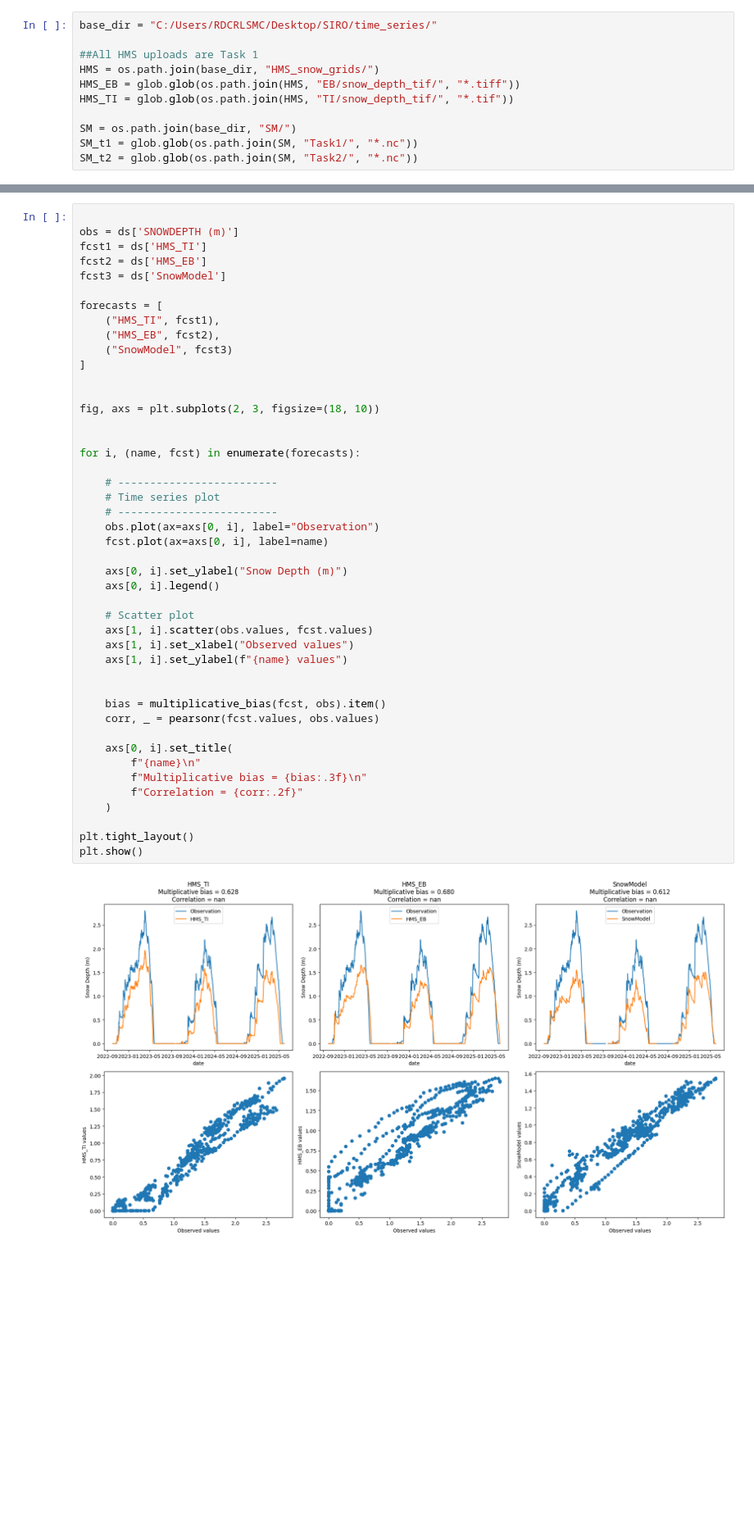
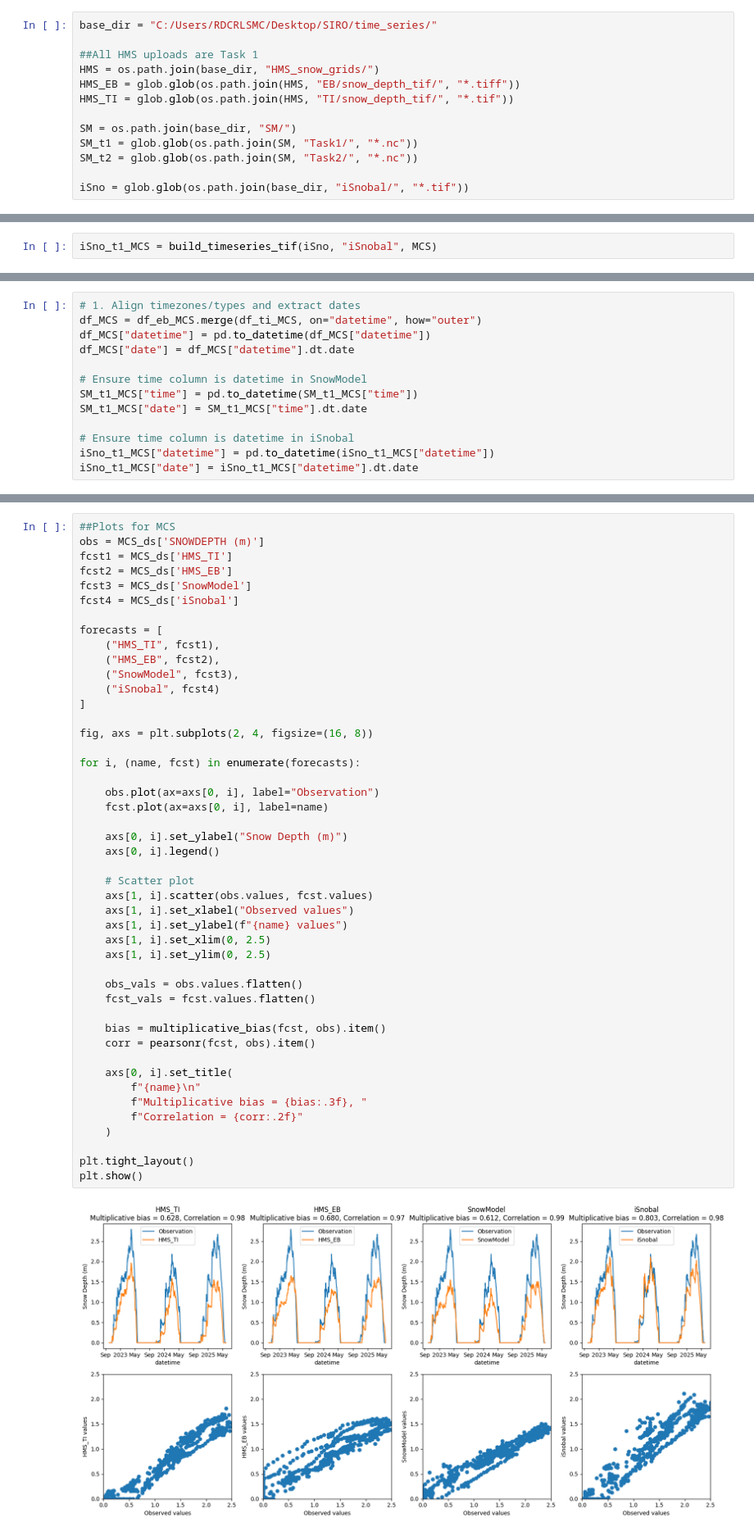
Before and after one commit to naniciafone/SIRO, a Jupyter notebook: notebooks/time_series_analysis.ipynb, the cells around one changed output, grey strips where cells are left out. Shown at 82% size. Drawn from its saved outputs; the diff is of its cells as text; blank space fills up the shorter version.

Commit message:
time series updates

```diff
--- a/notebooks/time_series_analysis.ipynb
+++ b/notebooks/time_series_analysis.ipynb
@@ -29,3 +26,5 @@ HMS_TI = glob.glob(os.path.join(HMS, "TI/snow_depth_tif/", "*.tif"))
 SM = os.path.join(base_dir, "SM/")
 SM_t1 = glob.glob(os.path.join(SM, "Task1/", "*.nc"))
 SM_t2 = glob.glob(os.path.join(SM, "Task2/", "*.nc"))
+
+iSno = glob.glob(os.path.join(base_dir, "iSnobal/", "*.tif"))
@@ -120,0 +135,2 @@ SM_t1_MCS["date"] = SM_t1_MCS["time"].dt.date
+# %%
+iSno_t1_MCS = build_timeseries_tif(iSno, "iSnobal", MCS)
@@ -120,0 +158,13 @@ SM_t1_MCS["date"] = SM_t1_MCS["time"].dt.date
+# %%
+# 1. Align timezones/types and extract dates
+df_MCS = df_eb_MCS.merge(df_ti_MCS, on="datetime", how="outer")
+df_MCS["datetime"] = pd.to_datetime(df_MCS["datetime"])
+df_MCS["date"] = df_MCS["datetime"].dt.date
+
+# Ensure time column is datetime in SnowModel
+SM_t1_MCS["time"] = pd.to_datetime(SM_t1_MCS["time"])
+SM_t1_MCS["date"] = SM_t1_MCS["time"].dt.date
+
+# Ensure time column is datetime in iSnobal
+iSno_t1_MCS["datetime"] = pd.to_datetime(iSno_t1_MCS["datetime"])
+iSno_t1_MCS["date"] = iSno_t1_MCS["datetime"].dt.date
@@ -154,47 +241,48 @@ ds = xr.Dataset.from_dataframe(merged_df)
 # %%
-
-obs = ds['SNOWDEPTH (m)']
-fcst1 = ds['HMS_TI']
-fcst2 = ds['HMS_EB']
-fcst3 = ds['SnowModel']
+##Plots for MCS
+obs = MCS_ds['SNOWDEPTH (m)']
+fcst1 = MCS_ds['HMS_TI']
+fcst2 = MCS_ds['HMS_EB']
+fcst3 = MCS_ds['SnowModel']
+fcst4 = MCS_ds['iSnobal']
 
 forecasts = [
     ("HMS_TI", fcst1),
     ("HMS_EB", fcst2),
-    ("SnowModel", fcst3)
+    ("SnowModel", fcst3),
+    ("iSnobal", fcst4)
 ]
 
-
-fig, axs = plt.subplots(2, 3, figsize=(18, 10))
-
+fig, axs = plt.subplots(2, 4, figsize=(16, 8))
 
 for i, (name, fcst) in enumerate(forecasts):
 
-    # -------------------------
-    # Time series plot
-    # -------------------------
     obs.plot(ax=axs[0, i], label="Observation")
     fcst.plot(ax=axs[0, i], label=name)
 
     axs[0, i].set_ylabel("Snow Depth (m)")
     axs[0, i].legend()
 
     # Scatter plot
     axs[1, i].scatter(obs.values, fcst.values)
     axs[1, i].set_xlabel("Observed values")
     axs[1, i].set_ylabel(f"{name} values")
+    axs[1, i].set_xlim(0, 2.5)
+    axs[1, i].set_ylim(0, 2.5)
 
+    obs_vals = obs.values.flatten()
+    fcst_vals = fcst.values.flatten()
 
     bias = multiplicative_bias(fcst, obs).item()
-    corr, _ = pearsonr(fcst.values, obs.values)
+    corr = pearsonr(fcst, obs).item()
 
     axs[0, i].set_title(
         f"{name}\n"
-        f"Multiplicative bias = {bias:.3f}\n"
+        f"Multiplicative bias = {bias:.3f}, "
         f"Correlation = {corr:.2f}"
     )
 
 plt.tight_layout()
 plt.show()
 # %% [output]
-[figure, old version]
+[figure, new version]
```
Also changed, not shown: parts of 15 cells of this notebook.
